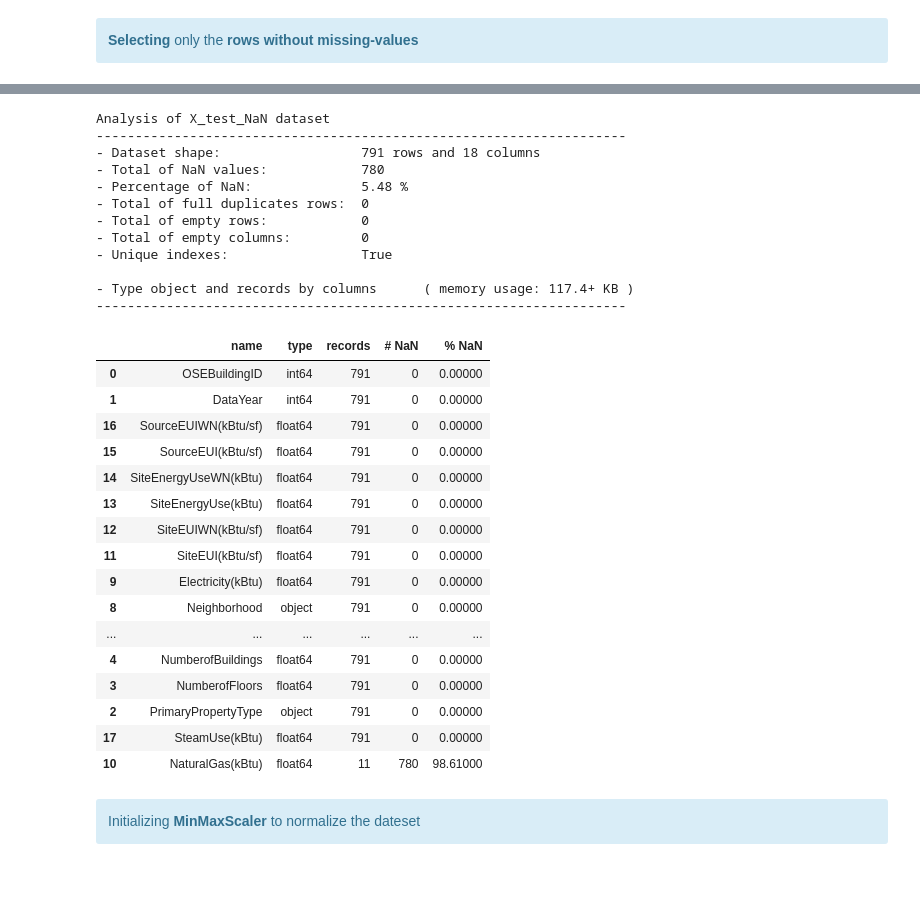
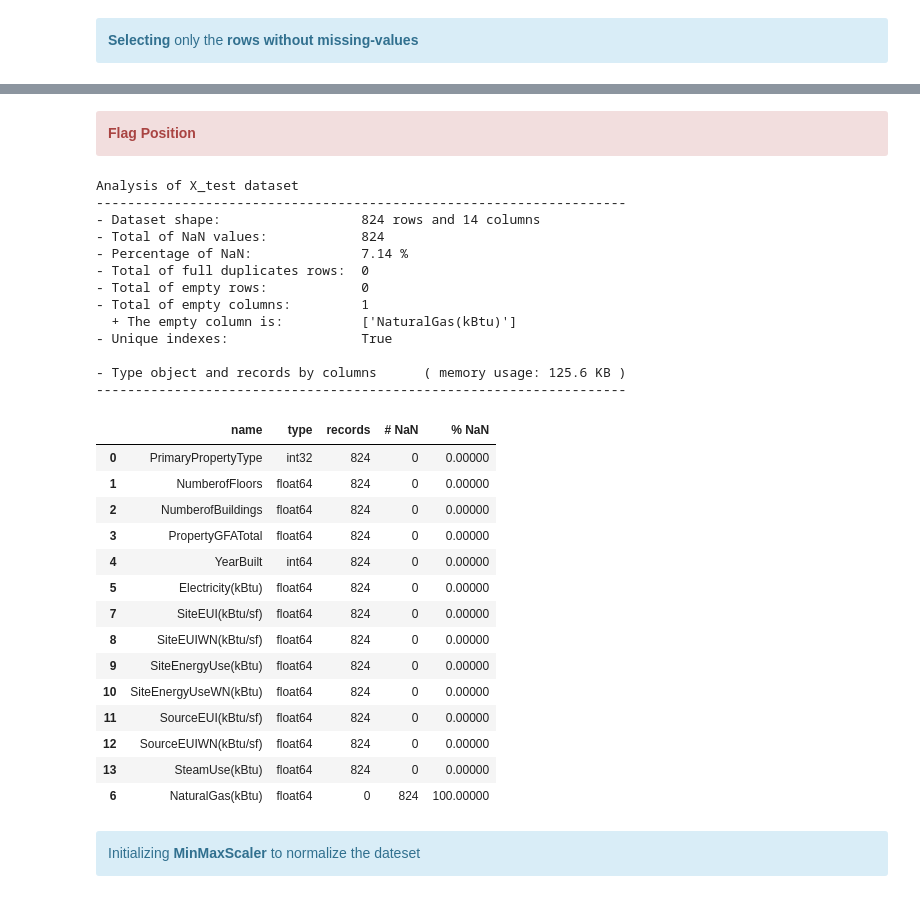
Before and after one commit to samirhinojosa/OC-P4-consumption-needs-of-buildings, a Jupyter notebook: cleaning_notebook.ipynb, the cells around one changed output, grey strips where cells are left out. Cells and saved outputs as stored; diff of their text form; code cells hidden in the pictures.

Commit message:
treating missing values

```diff
--- a/cleaning_notebook.ipynb
+++ b/cleaning_notebook.ipynb
@@ -966,2 +949,2 @@ Analysis of df_without_outliers dataset
 # %%
-df_subset = pd.DataFrame(df_without_outliers[df_without_outliers[list(set(df_without_outliers._get_numeric_data()))].notnull().all(axis=1)])
+df_subset = pd.DataFrame(df_subset[df_subset[list(set(df_subset._get_numeric_data()))].notnull().all(axis=1)])
@@ -972,3 +950,0 @@ df_subset = pd.DataFrame(df_without_outliers[df_without_outliers[list(set(df_wit
-# %%
-df_subset["PrimaryPropertyType"] = df_subset["PrimaryPropertyType"].astype("object")
-df_subset["Neighborhood"] = df_subset["Neighborhood"].astype("object")
@@ -979,3 +955,6 @@ df_subset["Neighborhood"] = df_subset["Neighborhood"].astype("object")
+# %%
+labelencoder = LabelEncoder()
+df_subset.iloc[:, 0] = labelencoder.fit_transform(df_subset.iloc[:, 0])
 # %%
 df_analysis(df_subset, "df_subset", type_analysis="complete")
 # %% [output]
@@ -1019,2 +1002,2 @@ X_test_NaN = X_test.copy()
 # %%
-X_test_NaN["NaturalGas(kBtu)"] = X_test_NaN["NaturalGas(kBtu)"].mask(np.random.random(X_test_NaN.shape[0]) < 0.99)
+X_test["NaturalGas(kBtu)"] = X_test["NaturalGas(kBtu)"].mask(np.random.random(X_test.shape[0]) < 0.99)
@@ -1021,35 +1010,38 @@ X_test_NaN["NaturalGas(kBtu)"] = X_test_NaN["NaturalGas(kBtu)"].mask(np.random.r
+# %% [markdown]
+<div class="alert alert-block alert-danger">
+    <b>Flag Position</b>
+</div>
 # %%
-df_analysis(X_test_NaN, "X_test_NaN")
+df_analysis(X_test, "X_test")
 # %% [output]
-Analysis of X_test_NaN dataset
+Analysis of X_test dataset
 --------------------------------------------------------------------
-- Dataset shape:                  791 rows and 18 columns
-- Total of NaN values:            780
-- Percentage of NaN:              5.48 %
+- Dataset shape:                  824 rows and 14 columns
+- Total of NaN values:            824
+- Percentage of NaN:              7.14 %
 - Total of full duplicates rows:  0
 - Total of empty rows:            0
-- Total of empty columns:         0
+- Total of empty columns:         1
+  + The empty column is:          ['NaturalGas(kBtu)']
 - Unique indexes:                 True
 
-- Type object and records by columns      ( memory usage: 117.4+ KB )
+- Type object and records by columns      ( memory usage: 125.6 KB )
 --------------------------------------------------------------------
 |  | name | type | records | # NaN | % NaN |
-| 0 | OSEBuildingID | int64 | 791 | 0 | 0.00000 |
-| 1 | DataYear | int64 | 791 | 0 | 0.00000 |
-| 16 | SourceEUIWN(kBtu/sf) | float64 | 791 | 0 | 0.00000 |
-| 15 | SourceEUI(kBtu/sf) | float64 | 791 | 0 | 0.00000 |
-| 14 | SiteEnergyUseWN(kBtu) | float64 | 791 | 0 | 0.00000 |
-| 13 | SiteEnergyUse(kBtu) | float64 | 791 | 0 | 0.00000 |
-| 12 | SiteEUIWN(kBtu/sf) | float64 | 791 | 0 | 0.00000 |
-| 11 | SiteEUI(kBtu/sf) | float64 | 791 | 0 | 0.00000 |
-| 9 | Electricity(kBtu) | float64 | 791 | 0 | 0.00000 |
-| 8 | Neighborhood | object | 791 | 0 | 0.00000 |
-| ... | ... | ... | ... | ... | ... |
-| 4 | NumberofBuildings | float64 | 791 | 0 | 0.00000 |
-| 3 | NumberofFloors | float64 | 791 | 0 | 0.00000 |
-| 2 | PrimaryPropertyType | object | 791 | 0 | 0.00000 |
-| 17 | SteamUse(kBtu) | float64 | 791 | 0 | 0.00000 |
-| 10 | NaturalGas(kBtu) | float64 | 11 | 780 | 98.61000 |
+| 0 | PrimaryPropertyType | int32 | 824 | 0 | 0.00000 |
+| 1 | NumberofFloors | float64 | 824 | 0 | 0.00000 |
+| 2 | NumberofBuildings | float64 | 824 | 0 | 0.00000 |
+| 3 | PropertyGFATotal | float64 | 824 | 0 | 0.00000 |
+| 4 | YearBuilt | int64 | 824 | 0 | 0.00000 |
+| 5 | Electricity(kBtu) | float64 | 824 | 0 | 0.00000 |
+| 7 | SiteEUI(kBtu/sf) | float64 | 824 | 0 | 0.00000 |
+| 8 | SiteEUIWN(kBtu/sf) | float64 | 824 | 0 | 0.00000 |
+| 9 | SiteEnergyUse(kBtu) | float64 | 824 | 0 | 0.00000 |
+| 10 | SiteEnergyUseWN(kBtu) | float64 | 824 | 0 | 0.00000 |
+| 11 | SourceEUI(kBtu/sf) | float64 | 824 | 0 | 0.00000 |
+| 12 | SourceEUIWN(kBtu/sf) | float64 | 824 | 0 | 0.00000 |
+| 13 | SteamUse(kBtu) | float64 | 824 | 0 | 0.00000 |
+| 6 | NaturalGas(kBtu) | float64 | 0 | 824 | 100.00000 |
 # %% [markdown]
 <div class="alert alert-block alert-info">
     Initializing <b>MinMaxScaler</b> to normalize the dateset
```
Also changed, not shown: parts of 29 cells of this notebook.
